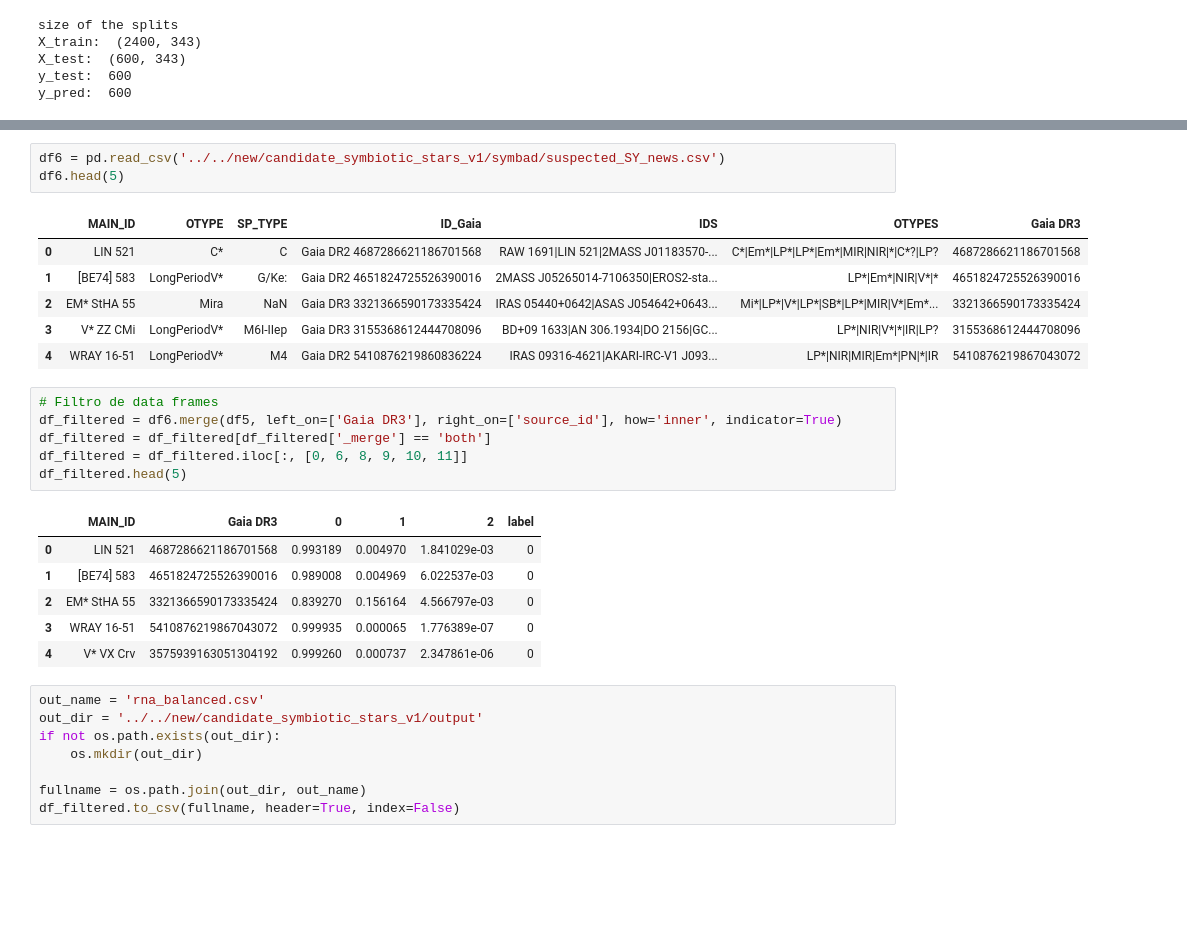
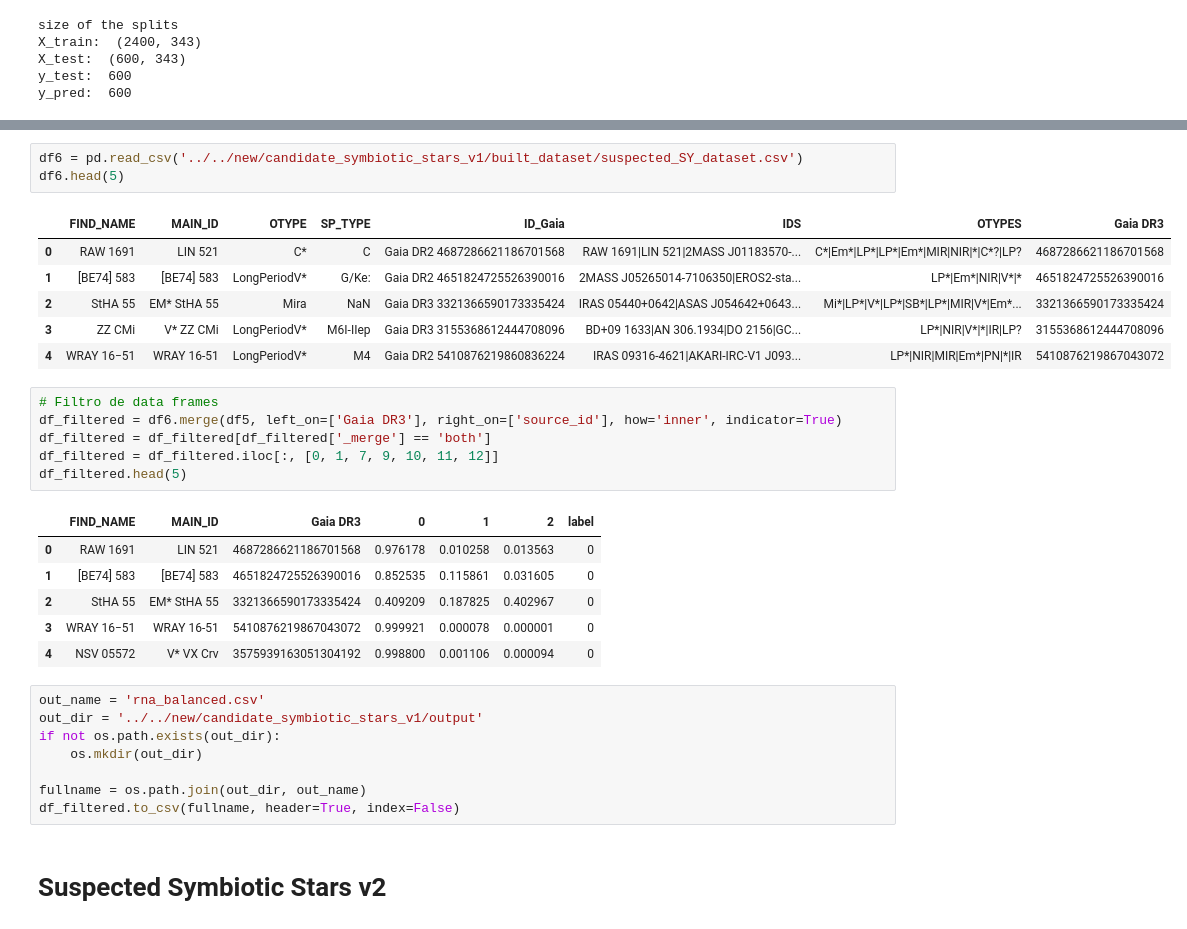
Before and after one commit to opcruz/gaiaDR3ML, a Jupyter notebook: GaiaXpy/RNA/RNA_Balance_Data_SNG.ipynb, the cells around one changed output, grey strips where cells are left out. Drawn from its saved outputs; the diff is of its cells as text; blank space fills up the shorter version.

```diff
--- a/GaiaXpy/RNA/RNA_Balance_Data_SNG.ipynb
+++ b/GaiaXpy/RNA/RNA_Balance_Data_SNG.ipynb
@@ -219,26 +202,26 @@ df5.head(5)
 # %%
-df6 = pd.read_csv('../../new/candidate_symbiotic_stars_v1/symbad/suspected_SY_news.csv')
+df6 = pd.read_csv('../../new/candidate_symbiotic_stars_v1/built_dataset/suspected_SY_dataset.csv')
 df6.head(5)
 # %% [output]
-|  | MAIN_ID | OTYPE | SP_TYPE | ID_Gaia | IDS | OTYPES | Gaia DR3 |
-| 0 | LIN 521 | C* | C | Gaia DR2 4687286621186701568 | RAW 1691|LIN 521|2MASS J01183570-... | C*|Em*|LP*|LP*|Em*|MIR|NIR|*|C*?|LP? | 4687286621186701568 |
-| 1 | [BE74] 583 | LongPeriodV* | G/Ke: | Gaia DR2 4651824725526390016 | 2MASS J05265014-7106350|EROS2-sta... | LP*|Em*|NIR|V*|* | 4651824725526390016 |
-| 2 | EM* StHA 55 | Mira | NaN | Gaia DR3 3321366590173335424 | IRAS 05440+0642|ASAS J054642+0643... | Mi*|LP*|V*|LP*|SB*|LP*|MIR|V*|Em*... | 3321366590173335424 |
-| 3 | V* ZZ CMi | LongPeriodV* | M6I-IIep | Gaia DR3 3155368612444708096 | BD+09 1633|AN 306.1934|DO 2156|GC... | LP*|NIR|V*|*|IR|LP? | 3155368612444708096 |
-| 4 | WRAY 16-51 | LongPeriodV* | M4 | Gaia DR2 5410876219860836224 | IRAS 09316-4621|AKARI-IRC-V1 J093... | LP*|NIR|MIR|Em*|PN|*|IR | 5410876219867043072 |
+|  | FIND_NAME | MAIN_ID | OTYPE | SP_TYPE | ID_Gaia | IDS | OTYPES | Gaia DR3 |
+| 0 | RAW 1691 | LIN 521 | C* | C | Gaia DR2 4687286621186701568 | RAW 1691|LIN 521|2MASS J01183570-... | C*|Em*|LP*|LP*|Em*|MIR|NIR|*|C*?|LP? | 4687286621186701568 |
+| 1 | [BE74] 583 | [BE74] 583 | LongPeriodV* | G/Ke: | Gaia DR2 4651824725526390016 | 2MASS J05265014-7106350|EROS2-sta... | LP*|Em*|NIR|V*|* | 4651824725526390016 |
+| 2 | StHA 55 | EM* StHA 55 | Mira | NaN | Gaia DR3 3321366590173335424 | IRAS 05440+0642|ASAS J054642+0643... | Mi*|LP*|V*|LP*|SB*|LP*|MIR|V*|Em*... | 3321366590173335424 |
+| 3 | ZZ CMi | V* ZZ CMi | LongPeriodV* | M6I-IIep | Gaia DR3 3155368612444708096 | BD+09 1633|AN 306.1934|DO 2156|GC... | LP*|NIR|V*|*|IR|LP? | 3155368612444708096 |
+| 4 | WRAY 16−51 | WRAY 16-51 | LongPeriodV* | M4 | Gaia DR2 5410876219860836224 | IRAS 09316-4621|AKARI-IRC-V1 J093... | LP*|NIR|MIR|Em*|PN|*|IR | 5410876219867043072 |
 # %%
 # Filtro de data frames
 df_filtered = df6.merge(df5, left_on=['Gaia DR3'], right_on=['source_id'], how='inner', indicator=True)
 df_filtered = df_filtered[df_filtered['_merge'] == 'both']
-df_filtered = df_filtered.iloc[:, [0, 6, 8, 9, 10, 11]]
+df_filtered = df_filtered.iloc[:, [0, 1, 7, 9, 10, 11, 12]]
 df_filtered.head(5)
 # %% [output]
-|  | MAIN_ID | Gaia DR3 | 0 | 1 | 2 | label |
-| 0 | LIN 521 | 4687286621186701568 | 0.993189 | 0.004970 | 1.841029e-03 | 0 |
-| 1 | [BE74] 583 | 4651824725526390016 | 0.989008 | 0.004969 | 6.022537e-03 | 0 |
-| 2 | EM* StHA 55 | 3321366590173335424 | 0.839270 | 0.156164 | 4.566797e-03 | 0 |
-| 3 | WRAY 16-51 | 5410876219867043072 | 0.999935 | 0.000065 | 1.776389e-07 | 0 |
-| 4 | V* VX Crv | 3575939163051304192 | 0.999260 | 0.000737 | 2.347861e-06 | 0 |
+|  | FIND_NAME | MAIN_ID | Gaia DR3 | 0 | 1 | 2 | label |
+| 0 | RAW 1691 | LIN 521 | 4687286621186701568 | 0.976178 | 0.010258 | 0.013563 | 0 |
+| 1 | [BE74] 583 | [BE74] 583 | 4651824725526390016 | 0.852535 | 0.115861 | 0.031605 | 0 |
+| 2 | StHA 55 | EM* StHA 55 | 3321366590173335424 | 0.409209 | 0.187825 | 0.402967 | 0 |
+| 3 | WRAY 16−51 | WRAY 16-51 | 5410876219867043072 | 0.999921 | 0.000078 | 0.000001 | 0 |
+| 4 | NSV 05572 | V* VX Crv | 3575939163051304192 | 0.998800 | 0.001106 | 0.000094 | 0 |
 # %%
 out_name = 'rna_balanced.csv'
 out_dir = '../../new/candidate_symbiotic_stars_v1/output'
@@ -247,3 +230,5 @@ if not os.path.exists(out_dir):
 
 fullname = os.path.join(out_dir, out_name)
 df_filtered.to_csv(fullname, header=True, index=False)
+# %% [markdown]
+# Suspected Symbiotic Stars v2
```
Also changed, not shown: parts of 20 cells of this notebook, 16 other files.
